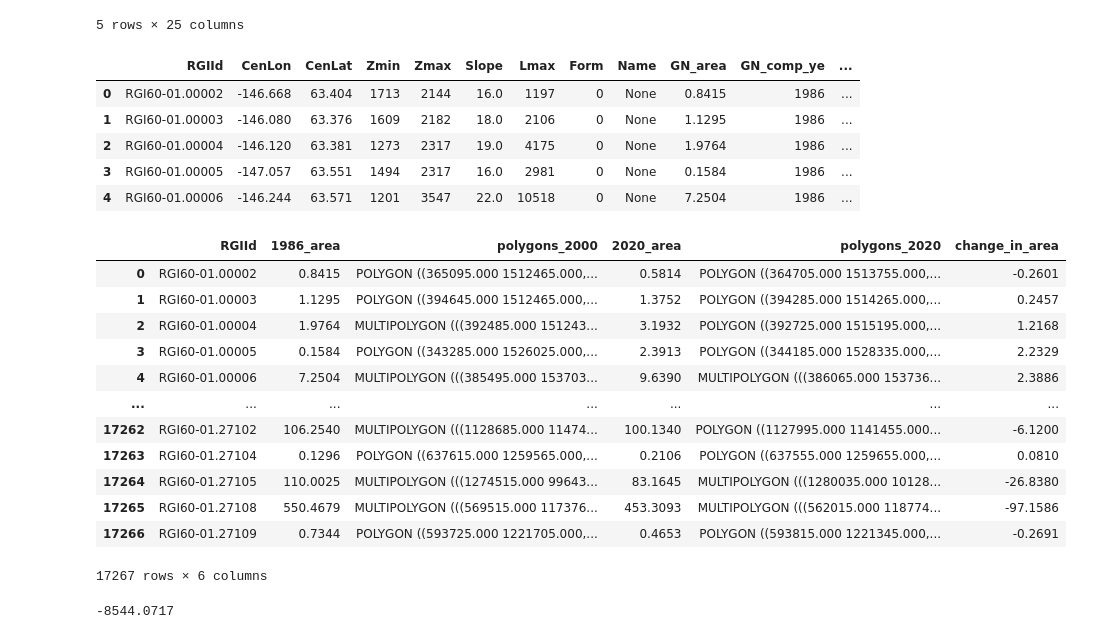
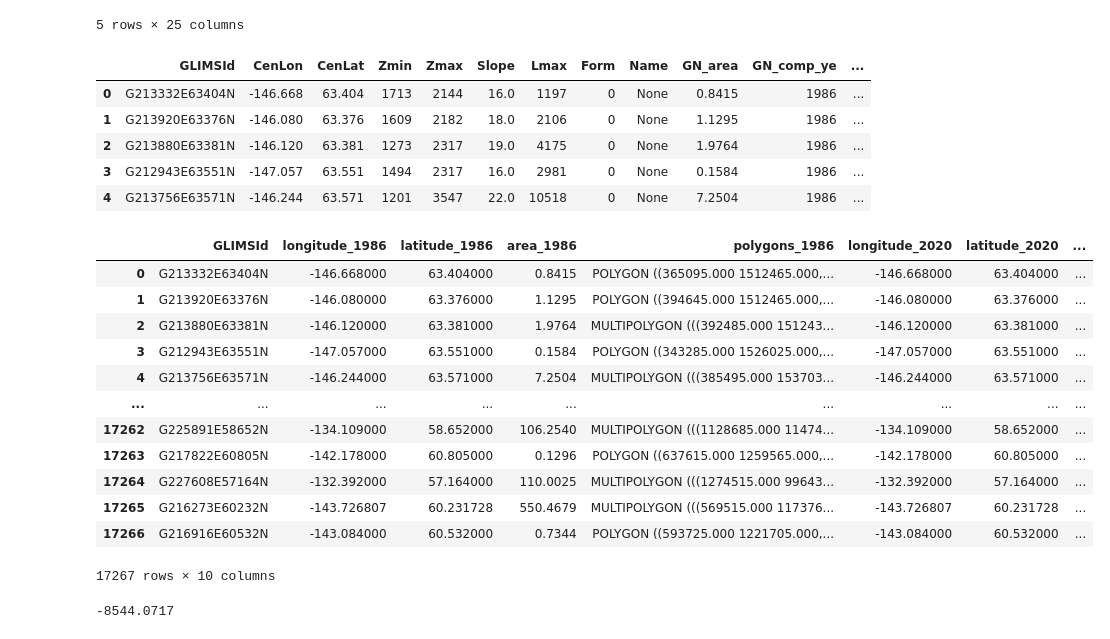
Before and after one commit to DidemBl/Glaciers, a Jupyter notebook: Scripts/Glacier_didem.ipynb, the cells around one changed output. Cells and saved outputs as stored; diff of their text form; code cells hidden in the pictures.

Commit message:
changed RGIid to GLIMSid

```diff
--- a/Scripts/Glacier_didem.ipynb
+++ b/Scripts/Glacier_didem.ipynb
@@ -83,47 +84,47 @@ shapefile_df.head()
 5 rows × 25 columns
 # %%
 # Drop the irrelevant columns
-shapefile_df_reduced = shapefile_df[["RGIId","CenLon", "CenLat", "Zmin", "Zmax", "Slope", "Lmax", "Form", "Name", "GN_area", "GN_comp_ye", "geometry"]]
+shapefile_df_reduced = shapefile_df[["GLIMSId","CenLon", "CenLat", "Zmin", "Zmax", "Slope", "Lmax", "Form", "Name", "GN_area", "GN_comp_ye", "geometry"]]
 shapefile_df_reduced.head()
 # %% [output]
-|  | RGIId | CenLon | CenLat | Zmin | Zmax | Slope | Lmax | Form | Name | GN_area | GN_comp_ye | ... |
-| 0 | RGI60-01.00002 | -146.668 | 63.404 | 1713 | 2144 | 16.0 | 1197 | 0 | None | 0.8415 | 1986 | ... |
-| 1 | RGI60-01.00003 | -146.080 | 63.376 | 1609 | 2182 | 18.0 | 2106 | 0 | None | 1.1295 | 1986 | ... |
-| 2 | RGI60-01.00004 | -146.120 | 63.381 | 1273 | 2317 | 19.0 | 4175 | 0 | None | 1.9764 | 1986 | ... |
-| 3 | RGI60-01.00005 | -147.057 | 63.551 | 1494 | 2317 | 16.0 | 2981 | 0 | None | 0.1584 | 1986 | ... |
-| 4 | RGI60-01.00006 | -146.244 | 63.571 | 1201 | 3547 | 22.0 | 10518 | 0 | None | 7.2504 | 1986 | ... |
+|  | GLIMSId | CenLon | CenLat | Zmin | Zmax | Slope | Lmax | Form | Name | GN_area | GN_comp_ye | ... |
+| 0 | G213332E63404N | -146.668 | 63.404 | 1713 | 2144 | 16.0 | 1197 | 0 | None | 0.8415 | 1986 | ... |
+| 1 | G213920E63376N | -146.080 | 63.376 | 1609 | 2182 | 18.0 | 2106 | 0 | None | 1.1295 | 1986 | ... |
+| 2 | G213880E63381N | -146.120 | 63.381 | 1273 | 2317 | 19.0 | 4175 | 0 | None | 1.9764 | 1986 | ... |
+| 3 | G212943E63551N | -147.057 | 63.551 | 1494 | 2317 | 16.0 | 2981 | 0 | None | 0.1584 | 1986 | ... |
+| 4 | G213756E63571N | -146.244 | 63.571 | 1201 | 3547 | 22.0 | 10518 | 0 | None | 7.2504 | 1986 | ... |
 # %%
 #Compute the change in area between 1986 and 2020 for each glacier
 
-area_1986_df = shapefile_df_reduced.loc[shapefile_df_reduced["GN_comp_ye"]== "1986", ["RGIId","GN_area","geometry"]]
-area_2020_df = shapefile_df_reduced.loc[shapefile_df_reduced["GN_comp_ye"]== "2020", ["RGIId","GN_area","geometry"]]
+area_1986_df = shapefile_df_reduced.loc[shapefile_df_reduced["GN_comp_ye"]== "1986", ["GLIMSId", "CenLon", "CenLat","GN_area","geometry"]]
+area_2020_df = shapefile_df_reduced.loc[shapefile_df_reduced["GN_comp_ye"]== "2020", ["GLIMSId","CenLon", "CenLat","GN_area","geometry"]]
 
-joined_area_df = area_1986_df.merge(area_2020_df, on=['RGIId'], how="left")
+joined_area_df = area_1986_df.merge(area_2020_df, on=['GLIMSId'], how="left")
 
 
-renamed_df = joined_area_df.rename(columns={'GN_area_x': "1986_area", "GN_area_y": "2020_area", "geometry_x":"polygons_2000", "geometry_y": "polygons_2020"})
+renamed_df = joined_area_df.rename(columns={"CenLon_x": "longitude_1986", "CenLat_x":"latitude_1986",'GN_area_x': "area_1986", "GN_area_y": "area_2020", "geometry_x":"polygons_1986", "CenLon_y": "longitude_2020", "CenLat_y": "latitude_2020", "geometry_y": "polygons_2020"})
 
 renamed_df
 
-area_change = renamed_df["2020_area"] - renamed_df["1986_area"]
+area_change = renamed_df["area_2020"] - renamed_df["area_1986"]
 
 renamed_df["change_in_area"] = area_change
 
 renamed_df
 # %% [output]
-|  | RGIId | 1986_area | polygons_2000 | 2020_area | polygons_2020 | change_in_area |
-| 0 | RGI60-01.00002 | 0.8415 | POLYGON ((365095.000 1512465.000,... | 0.5814 | POLYGON ((364705.000 1513755.000,... | -0.2601 |
-| 1 | RGI60-01.00003 | 1.1295 | POLYGON ((394645.000 1512465.000,... | 1.3752 | POLYGON ((394285.000 1514265.000,... | 0.2457 |
-| 2 | RGI60-01.00004 | 1.9764 | MULTIPOLYGON (((392485.000 151243... | 3.1932 | POLYGON ((392725.000 1515195.000,... | 1.2168 |
-| 3 | RGI60-01.00005 | 0.1584 | POLYGON ((343285.000 1526025.000,... | 2.3913 | POLYGON ((344185.000 1528335.000,... | 2.2329 |
-| 4 | RGI60-01.00006 | 7.2504 | MULTIPOLYGON (((385495.000 153703... | 9.6390 | MULTIPOLYGON (((386065.000 153736... | 2.3886 |
-| ... | ... | ... | ... | ... | ... | ... |
-| 17262 | RGI60-01.27102 | 106.2540 | MULTIPOLYGON (((1128685.000 11474... | 100.1340 | POLYGON ((1127995.000 1141455.000... | -6.1200 |
-| 17263 | RGI60-01.27104 | 0.1296 | POLYGON ((637615.000 1259565.000,... | 0.2106 | POLYGON ((637555.000 1259655.000,... | 0.0810 |
-| 17264 | RGI60-01.27105 | 110.0025 | MULTIPOLYGON (((1274515.000 99643... | 83.1645 | MULTIPOLYGON (((1280035.000 10128... | -26.8380 |
-| 17265 | RGI60-01.27108 | 550.4679 | MULTIPOLYGON (((569515.000 117376... | 453.3093 | MULTIPOLYGON (((562015.000 118774... | -97.1586 |
-| 17266 | RGI60-01.27109 | 0.7344 | POLYGON ((593725.000 1221705.000,... | 0.4653 | POLYGON ((593815.000 1221345.000,... | -0.2691 |
+|  | GLIMSId | longitude_1986 | latitude_1986 | area_1986 | polygons_1986 | longitude_2020 | latitude_2020 | ... |
+| 0 | G213332E63404N | -146.668000 | 63.404000 | 0.8415 | POLYGON ((365095.000 1512465.000,... | -146.668000 | 63.404000 | ... |
+| 1 | G213920E63376N | -146.080000 | 63.376000 | 1.1295 | POLYGON ((394645.000 1512465.000,... | -146.080000 | 63.376000 | ... |
+| 2 | G213880E63381N | -146.120000 | 63.381000 | 1.9764 | MULTIPOLYGON (((392485.000 151243... | -146.120000 | 63.381000 | ... |
+| 3 | G212943E63551N | -147.057000 | 63.551000 | 0.1584 | POLYGON ((343285.000 1526025.000,... | -147.057000 | 63.551000 | ... |
+| 4 | G213756E63571N | -146.244000 | 63.571000 | 7.2504 | MULTIPOLYGON (((385495.000 153703... | -146.244000 | 63.571000 | ... |
+| ... | ... | ... | ... | ... | ... | ... | ... | ... |
+| 17262 | G225891E58652N | -134.109000 | 58.652000 | 106.2540 | MULTIPOLYGON (((1128685.000 11474... | -134.109000 | 58.652000 | ... |
+| 17263 | G217822E60805N | -142.178000 | 60.805000 | 0.1296 | POLYGON ((637615.000 1259565.000,... | -142.178000 | 60.805000 | ... |
+| 17264 | G227608E57164N | -132.392000 | 57.164000 | 110.0025 | MULTIPOLYGON (((1274515.000 99643... | -132.392000 | 57.164000 | ... |
+| 17265 | G216273E60232N | -143.726807 | 60.231728 | 550.4679 | MULTIPOLYGON (((569515.000 117376... | -143.726807 | 60.231728 | ... |
+| 17266 | G216916E60532N | -143.084000 | 60.532000 | 0.7344 | POLYGON ((593725.000 1221705.000,... | -143.084000 | 60.532000 | ... |
-17267 rows × 6 columns
+17267 rows × 10 columns
 # %%
 #Compute the total change in area between 1986 and 2020
 total_change = renamed_df["change_in_area"].sum()
```
Also changed, not shown: parts of 7 cells of this notebook.
